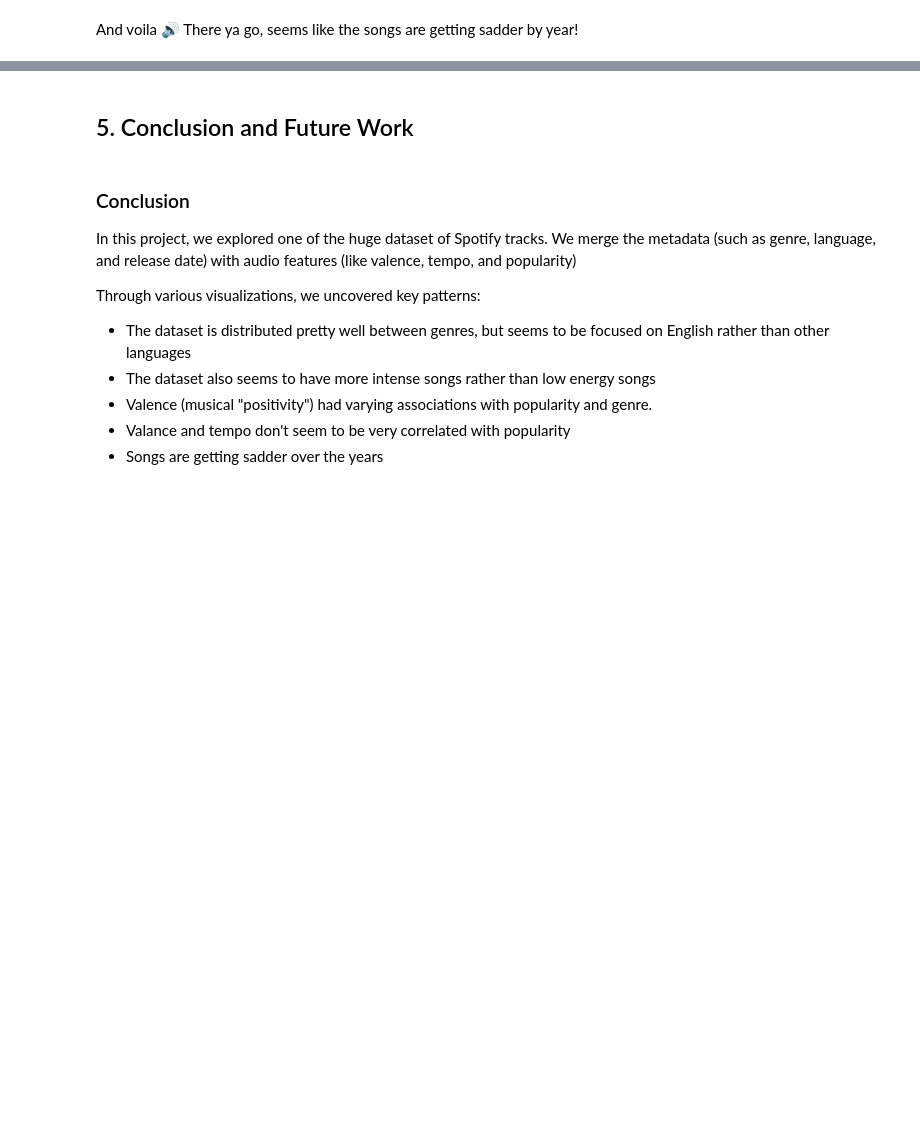
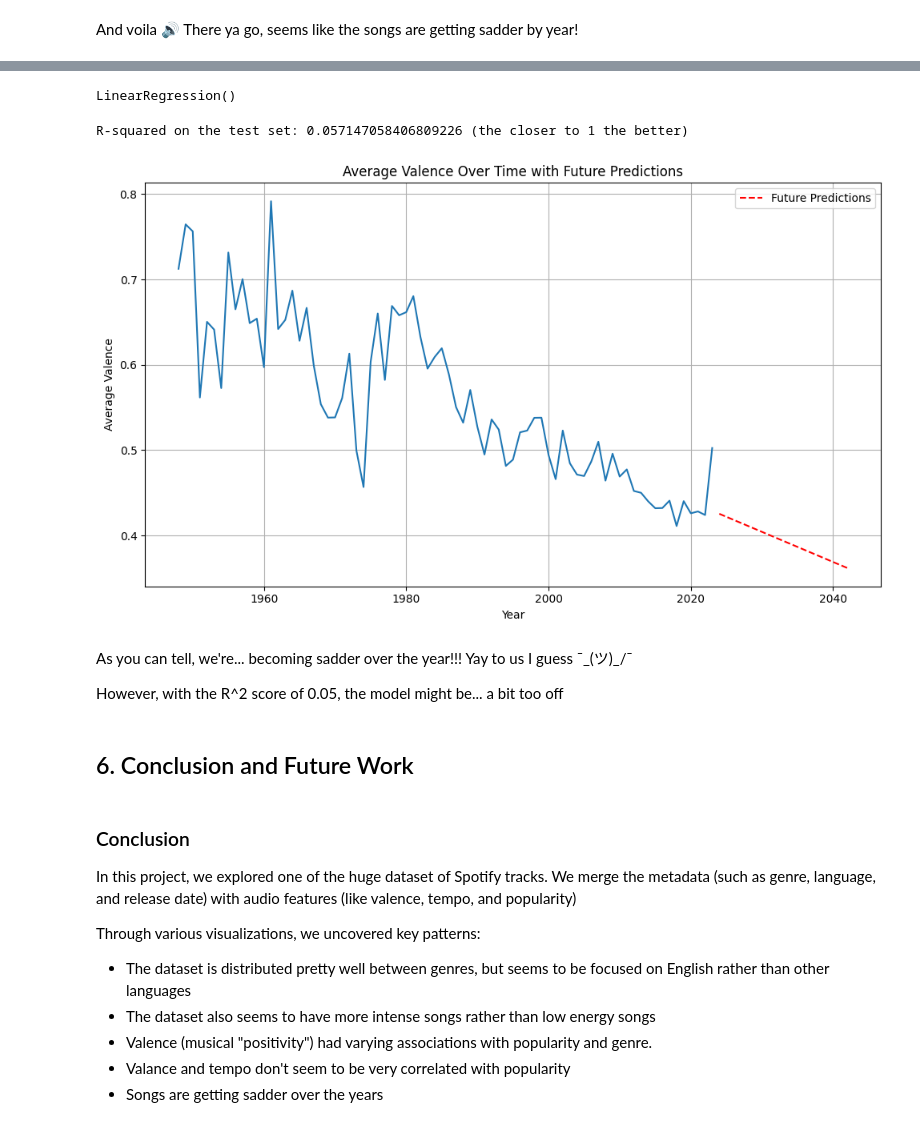
Before and after one commit to ptmdmusique/cs510-data-with-python, a Jupyter notebook: final_project.ipynb, the cells around one changed output, grey strips where cells are left out. Cells and saved outputs as stored; diff of their text form; code cells hidden in the pictures; blank space fills up the shorter version.

Commit message:
feat: add valence over the year prediction

```diff
--- a/final_project.ipynb
+++ b/final_project.ipynb
@@ -815,5 +815,54 @@ And voila 🔊 There ya go, seems like the songs are getting sadder by year!
+# %%
+SPLIT_PERCENTAGE = 0.8
+split_count = math.floor(SPLIT_PERCENTAGE * len(valence_over_year_mean))
+
+train_x = valence_over_year_mean.index[:split_count]
+train_y = valence_over_year_mean.values[:split_count]
+
+test_x = valence_over_year_mean.index[split_count:]
+test_y = valence_over_year_mean.values[split_count:]
+# %%
+def reshape_data(data: pd.Series | pd.DataFrame | np.ndarray):
+  if isinstance(data, pd.Series) or isinstance(data, pd.DataFrame):
+    return data.values.reshape(-1, 1)
+  elif isinstance(data, np.ndarray):
+    return data.reshape(-1, 1)
+  else:
+    return data.values.reshape(-1, 1)
+# %%
+model = LinearRegression()
+model.fit(reshape_data(train_x), train_y)
+# %% [output]
+LinearRegression()
+# %%
+# Evaluate the model
+r_squared = model.score(reshape_data(test_x), test_y)
+print(f"R-squared on the test set: {r_squared} (the closer to 1 the better)")
+# %% [output]
+R-squared on the test set: 0.057147058406809226 (the closer to 1 the better)
+# %%
+NUM_YEAR_TO_PREDICT = 20
+
+last_year = valence_over_year_mean.index[-1]
+future_years = np.arange(last_year + 1, last_year + NUM_YEAR_TO_PREDICT)
+future_valence_predictions = model.predict(reshape_data(future_years))
+
+# Plot the historical data and the predictions
+fig, ax = plt.subplots(figsize=(10, 6))
+draw_line_graph(valence_over_year_mean.index, valence_over_year_mean.values, "Average Valence Over Time with Future Predictions", "Year", "Average Valence", ax=ax)
+ax.plot(future_years, future_valence_predictions, color='red', linestyle='--', label='Future Predictions')
+ax.legend()
+plt.tight_layout()
+plt.show()
+# %% [output]
+[figure, added]
+# %% [markdown]
+As you can tell, we're... becoming sadder over the year!!! Yay to us I guess
+¯\_(ツ)_/¯
+
+However, with the R^2 score of 0.05, the model might be... a bit too off
 # %% [markdown]
-## 5. Conclusion and Future Work
+## 6. Conclusion and Future Work
 # %% [markdown]
 ### Conclusion
 
```
Also changed, not shown: parts of 2 cells of this notebook.
